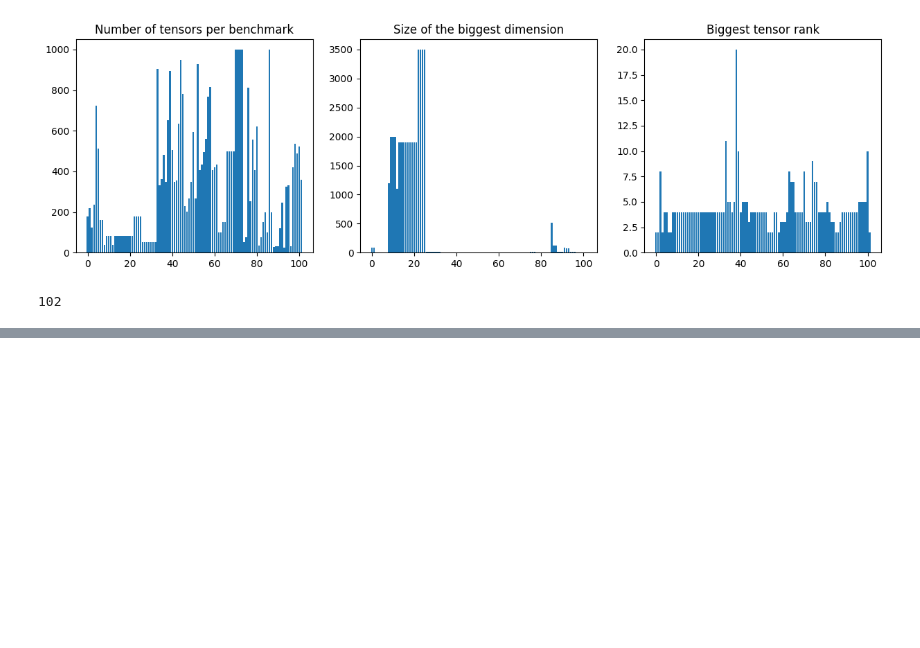
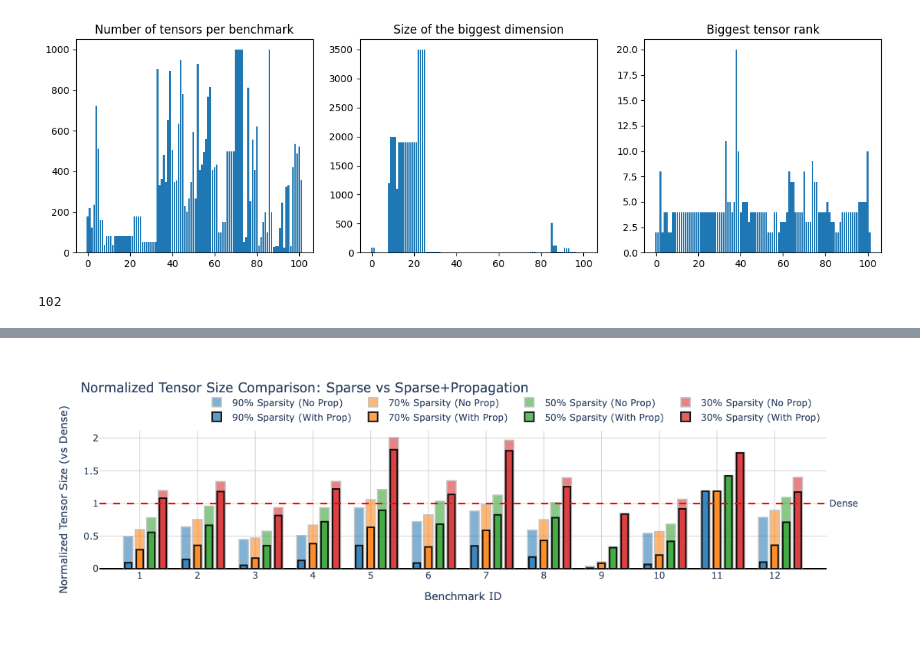
Before and after one commit to lac-dcc/adlet, a Jupyter notebook: benchmarks/analysis/einsum.ipynb, the cells around one changed output, grey strips where cells are left out. Cells and saved outputs as stored; diff of their text form; code cells hidden in the pictures; blank space fills up the shorter version.

```diff
--- a/benchmarks/analysis/einsum.ipynb
+++ b/benchmarks/analysis/einsum.ipynb
@@ -279,0 +522,4 @@ priority = [
+# %%
+plot_parametric(full_df)
+# %% [output]
+[figure, added]
```
Also changed, not shown: parts of 10 cells of this notebook, 2 other files.
